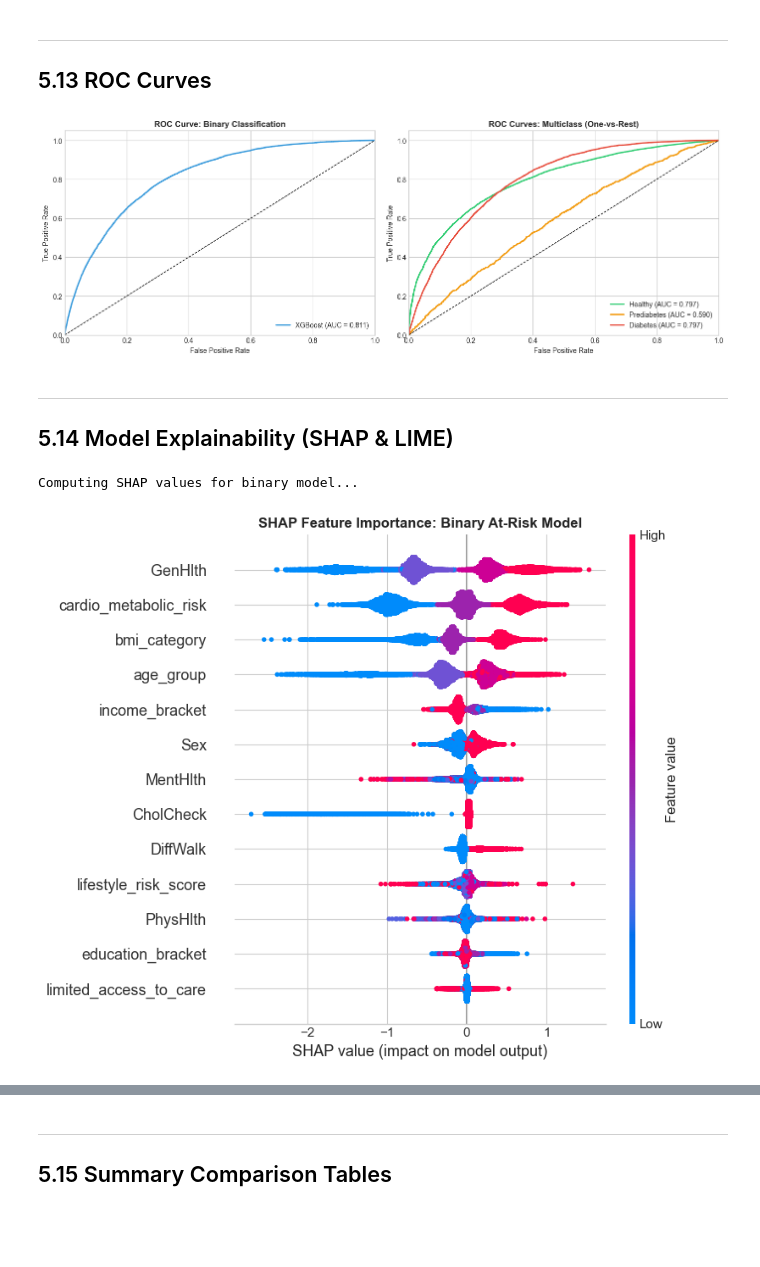
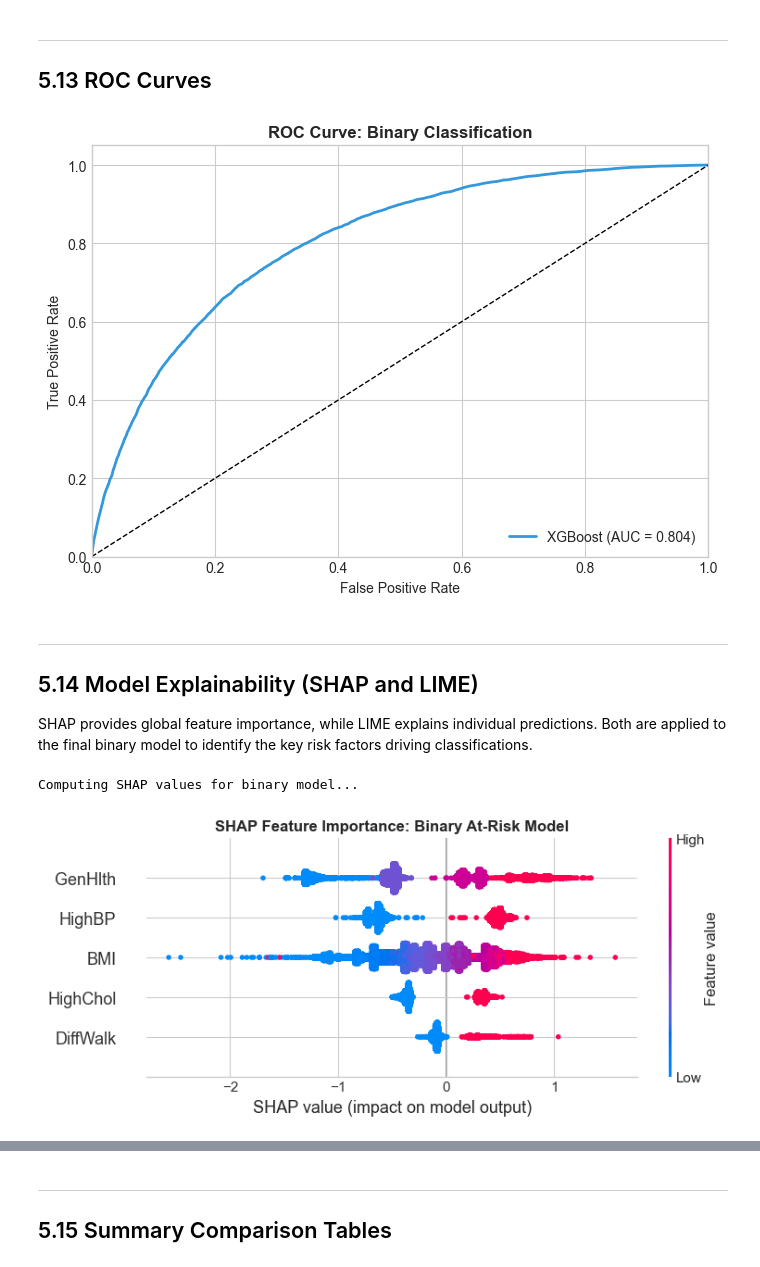
Before and after one commit to APM2025/APM_u5745002_CW_FAIDM, a Jupyter notebook: 4_classification_v2.ipynb, the cells around one changed output, grey strips where cells are left out. Cells and saved outputs as stored; diff of their text form; code cells hidden in the pictures; blank space fills up the shorter version.

Commit message:
Fixed bugs and inconsistencies I found while report writing

```diff
--- a/4_classification_v2.ipynb
+++ b/4_classification_v2.ipynb
@@ -781,15 +1081,0 @@ Best CV Macro-F1: 0.6356
-# %%
-# Evaluate tuned model on test set
-best_model = grid_search.best_estimator_
-
-metrics_tuned, y_pred_tuned, y_proba_tuned = evaluate_model(
-    best_model, datasets['A']['X_test'], datasets['A']['y_test'], n_classes=2
-)
-
-print("=== Tuned XGBoost Performance (Binary + Engineered) ===")
-for metric, value in metrics_tuned.items():
-    print(f"  {metric}: {value:.4f}")
-
-# Store as final model for binary
-final_model_binary = best_model
-final_track_binary = 'A'
@@ -1528,71 +1709,50 @@ weighted avg       0.84      0.65      0.71     50736
 ---
 ## 5.13 ROC Curves
 # %%
-# ROC Curves
-fig, axes = plt.subplots(1, 2, figsize=(14, 5))
+# ROC Curve — Binary Classification
+fig, ax = plt.subplots(figsize=(7, 5))
 
-# Binary ROC
 fpr, tpr, _ = roc_curve(y_test_binary, y_proba_tuned[:, 1])
 roc_auc_bin = auc(fpr, tpr)
 
-axes[0].plot(fpr, tpr, color='#3498db', lw=2, label=f'XGBoost (AUC = {roc_auc_bin:.3f})')
-axes[0].plot([0, 1], [0, 1], 'k--', lw=1)
-axes[0].set_xlim([0.0, 1.0])
-axes[0].set_ylim([0.0, 1.05])
-axes[0].set_xlabel('False Positive Rate')
-axes[0].set_ylabel('True Positive Rate')
-axes[0].set_title('ROC Curve: Binary Classification', fontweight='bold')
-axes[0].legend(loc='lower right')
-
-# Multiclass ROC (One-vs-Rest)
-y_test_multi_bin = label_binarize(datasets['C']['y_test'], classes=[0, 1, 2])
-class_names = ['Healthy', 'Prediabetes', 'Diabetes']
-colors = ['#2ecc71', '#f39c12', '#e74c3c']
-
-for i, (class_name, color) in enumerate(zip(class_names, colors)):
-    fpr_i, tpr_i, _ = roc_curve(y_test_multi_bin[:, i], y_proba_tuned_multi[:, i])
-    roc_auc_i = auc(fpr_i, tpr_i)
-    axes[1].plot(fpr_i, tpr_i, color=color, lw=2, label=f'{class_name} (AUC = {roc_auc_i:.3f})')
-
-axes[1].plot([0, 1], [0, 1], 'k--', lw=1)
-axes[1].set_xlim([0.0, 1.0])
-axes[1].set_ylim([0.0, 1.05])
-axes[1].set_xlabel('False Positive Rate')
-axes[1].set_ylabel('True Positive Rate')
-axes[1].set_title('ROC Curves: Multiclass (One-vs-Rest)', fontweight='bold')
-axes[1].legend(loc='lower right')
+ax.plot(fpr, tpr, color='#3498db', lw=2, label=f'XGBoost (AUC = {roc_auc_bin:.3f})')
+ax.plot([0, 1], [0, 1], 'k--', lw=1)
+ax.set_xlim([0.0, 1.0])
+ax.set_ylim([0.0, 1.05])
+ax.set_xlabel('False Positive Rate')
+ax.set_ylabel('True Positive Rate')
+ax.set_title('ROC Curve: Binary Classification', fontweight='bold')
+ax.legend(loc='lower right')
 
 plt.tight_layout()
-plt.savefig(FIGURES_DIR / 'roc_curves.png', dpi=150, bbox_inches='tight')
+plt.savefig(FIGURES_DIR / 'roc_curve_binary.png', dpi=150, bbox_inches='tight')
 plt.show()
 # %% [output]
-[figure, old version]
+[figure, new version]
 # %% [markdown]
 ---
-## 5.14 Model Explainability (SHAP & LIME)
+## 5.14 Model Explainability (SHAP and LIME)
+
+SHAP provides global feature importance, while LIME explains individual predictions. Both are applied to the final binary model to identify the key risk factors driving classifications.
 # %%
 # SHAP Analysis - Binary Model
 print("Computing SHAP values for binary model...")
 
-# Get the XGBoost classifier from the pipeline
 xgb_classifier_binary = final_model_binary.named_steps['classifier']
 scaler_binary = final_model_binary.named_steps['scaler']
 
-# Scale test data
-X_test_scaled_binary = scaler_binary.transform(datasets['A']['X_test'])
+X_test_scaled_binary = scaler_binary.transform(datasets[best_track]['X_test'])
 
-# Create SHAP explainer
 explainer_binary = shap.TreeExplainer(xgb_classifier_binary)
 shap_values_binary = explainer_binary.shap_values(X_test_scaled_binary)
 
-# Summary plot
 plt.figure(figsize=(10, 6))
 shap.summary_plot(shap_values_binary, X_test_scaled_binary,
-                  feature_names=ENGINEERED_FEATURE_COLS, show=False)
+                  feature_names=selected_features, show=False)
 plt.title('SHAP Feature Importance: Binary At-Risk Model', fontweight='bold')
 plt.tight_layout()
 plt.savefig(FIGURES_DIR / 'shap_binary.png', dpi=150, bbox_inches='tight')
 plt.show()
 # %% [output]
 Computing SHAP values for binary model...
-[figure, old version]
+[figure, new version]
```
Also changed, not shown: parts of 53 cells of this notebook, 3 other files.
